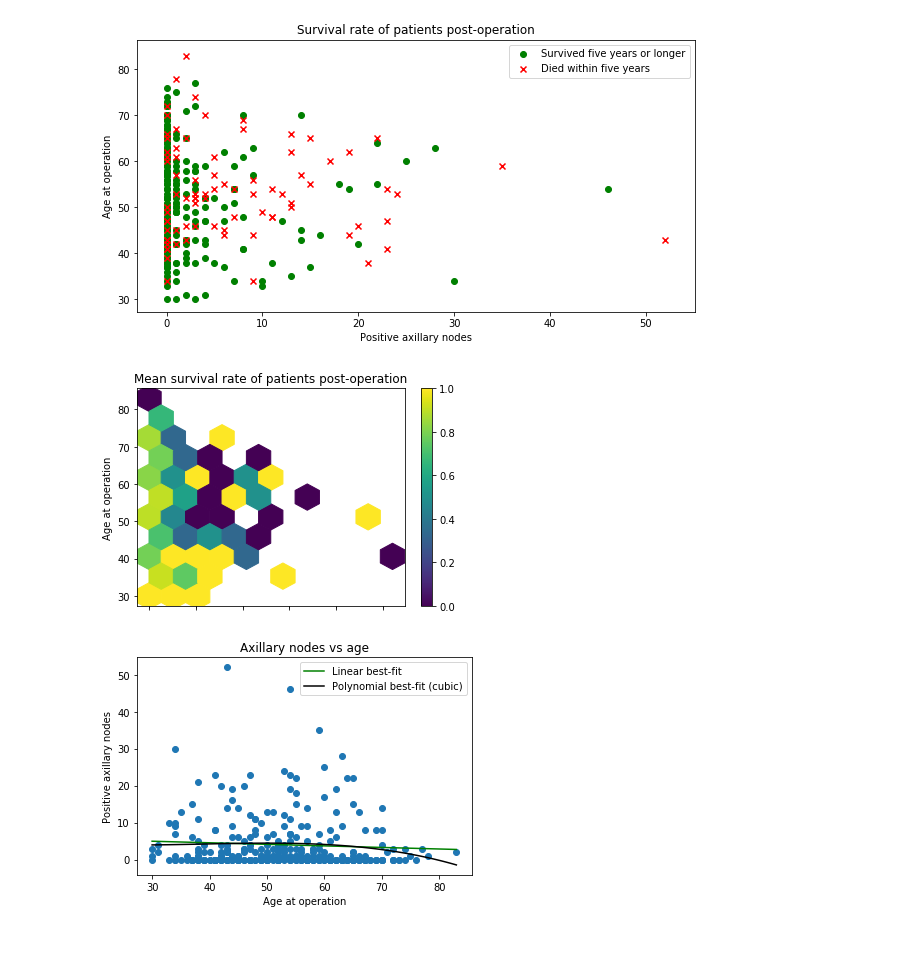
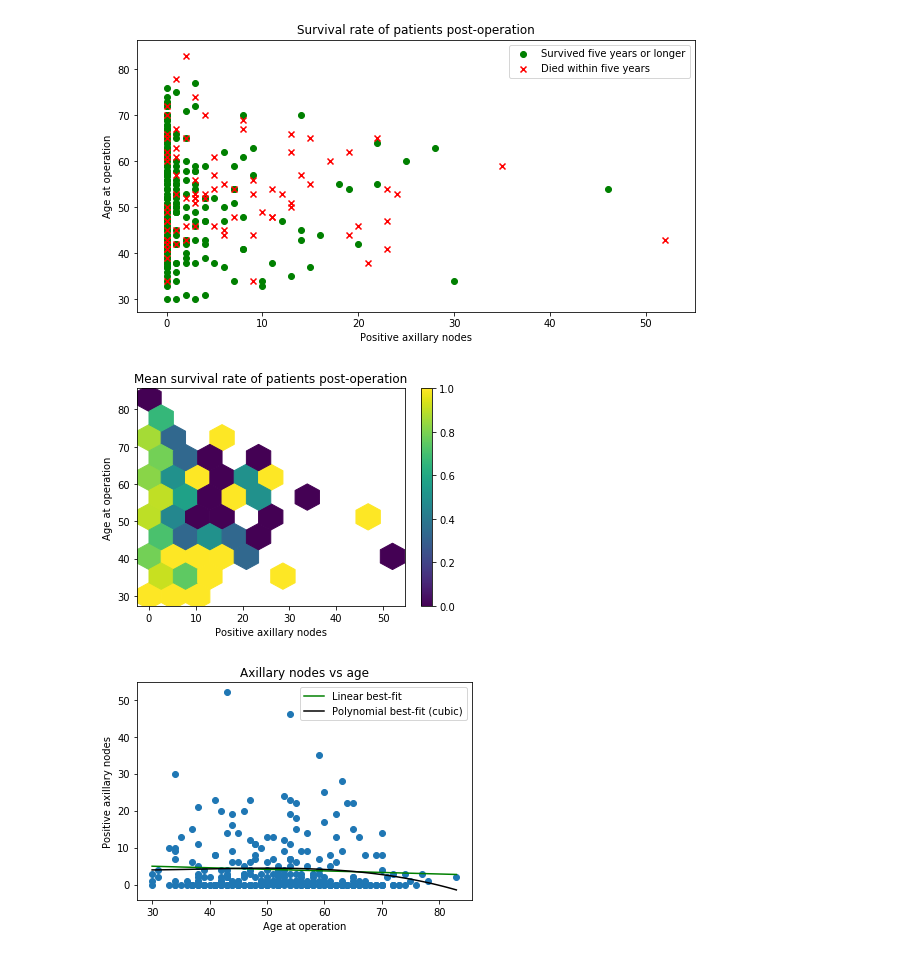
Before and after one commit to bloominstituteoftechnology/DS-Unit-1-Sprint-1-Dealing-With-Data, a Jupyter notebook: sprint/DS_Unit_1_Sprint_Challenge_1.ipynb, the cells around one changed output. Drawn from its saved outputs; the diff is of its cells as text; code cells hidden in the pictures.

Commit message:
Actually fixed the label this time

```diff
--- a/sprint/DS_Unit_1_Sprint_Challenge_1.ipynb
+++ b/sprint/DS_Unit_1_Sprint_Challenge_1.ipynb
@@ -166,14 +166,15 @@ pyplot.show()
 # %%
 
 ax = df_cleaned.plot.hexbin('node_count','age_at_operation','five_year_survival',
-                      gridsize=10, cmap='viridis')
+                      gridsize=10, cmap='viridis', sharex=False)
+                      # sharex=False necesarry for x-axis labels
 
-ax.set_xlabel('Positive axillary nodes') # Pandas plots don't like pyplot.xlabel
+pyplot.xlabel('Positive axillary nodes')
 pyplot.ylabel('Age at operation')
 pyplot.title('Mean survival rate of patients post-operation')
 pyplot.show()
 # %% [output]
-[figure, old version]
+[figure, new version]
 # %%
 
 from sklearn.metrics import r2_score
```
